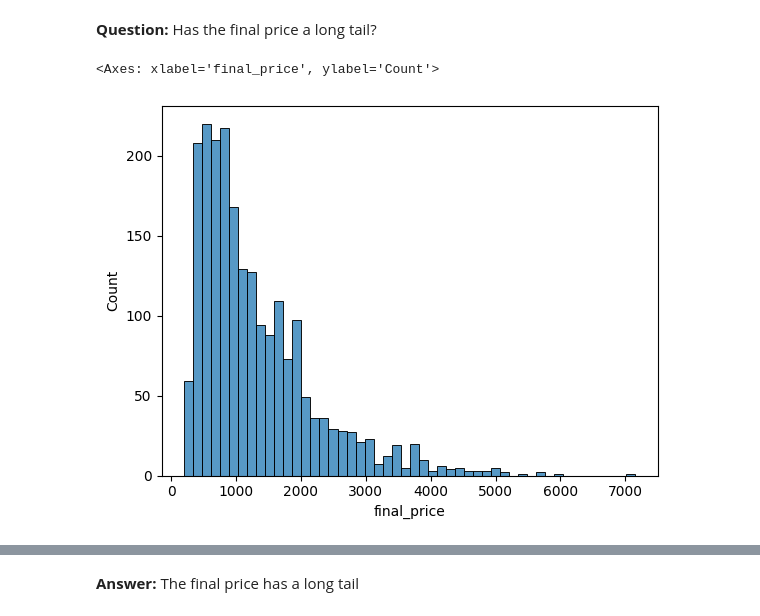
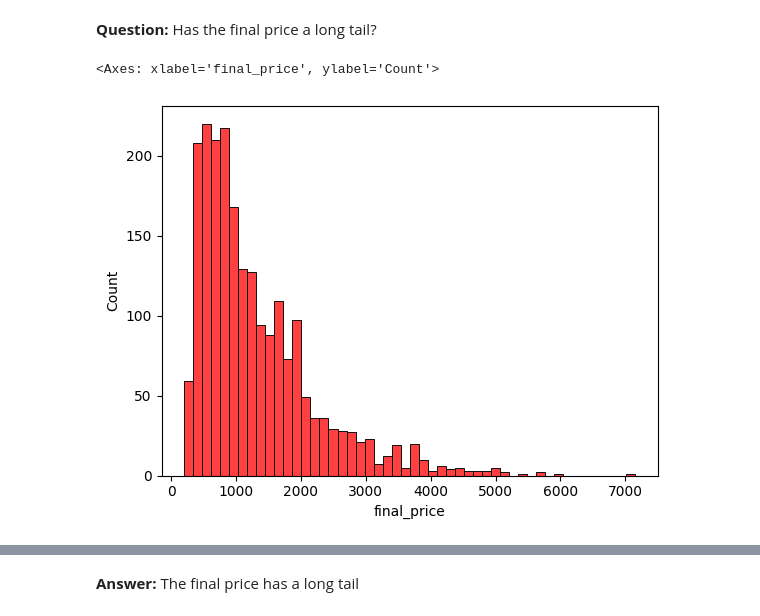
Before and after one commit to HeilmannKarl/machine-learning-zoomcamp-homework, a Jupyter notebook: homework_chapter2/homework-chapter2.ipynb, the cells around one changed output, grey strips where cells are left out. Drawn from its saved outputs; the diff is of its cells as text; code cells hidden in the pictures.

```diff
--- a/homework_chapter2/homework-chapter2.ipynb
+++ b/homework_chapter2/homework-chapter2.ipynb
@@ -77,7 +77,7 @@ df
 # %% [markdown]
 **Question:** Has the final price a long tail?
 # %%
-sns.histplot(df.final_price, bins=50)
+sns.histplot(df.final_price, color='red', bins=50)
 # %% [output]
 <Axes: xlabel='final_price', ylabel='Count'>
-[figure, old version]
+[figure, new version]
```
Also changed, not shown: parts of 8 cells of this notebook, 3 other files.
